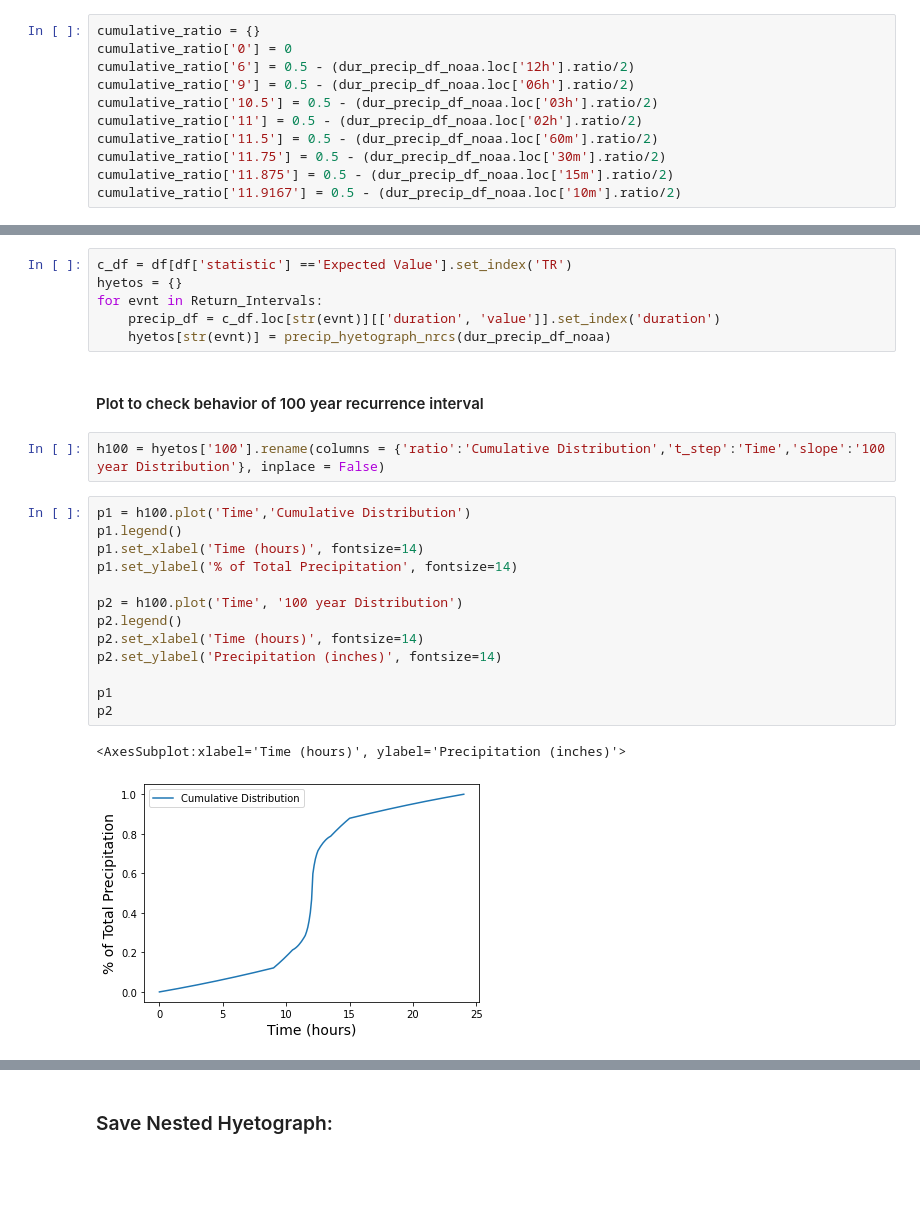
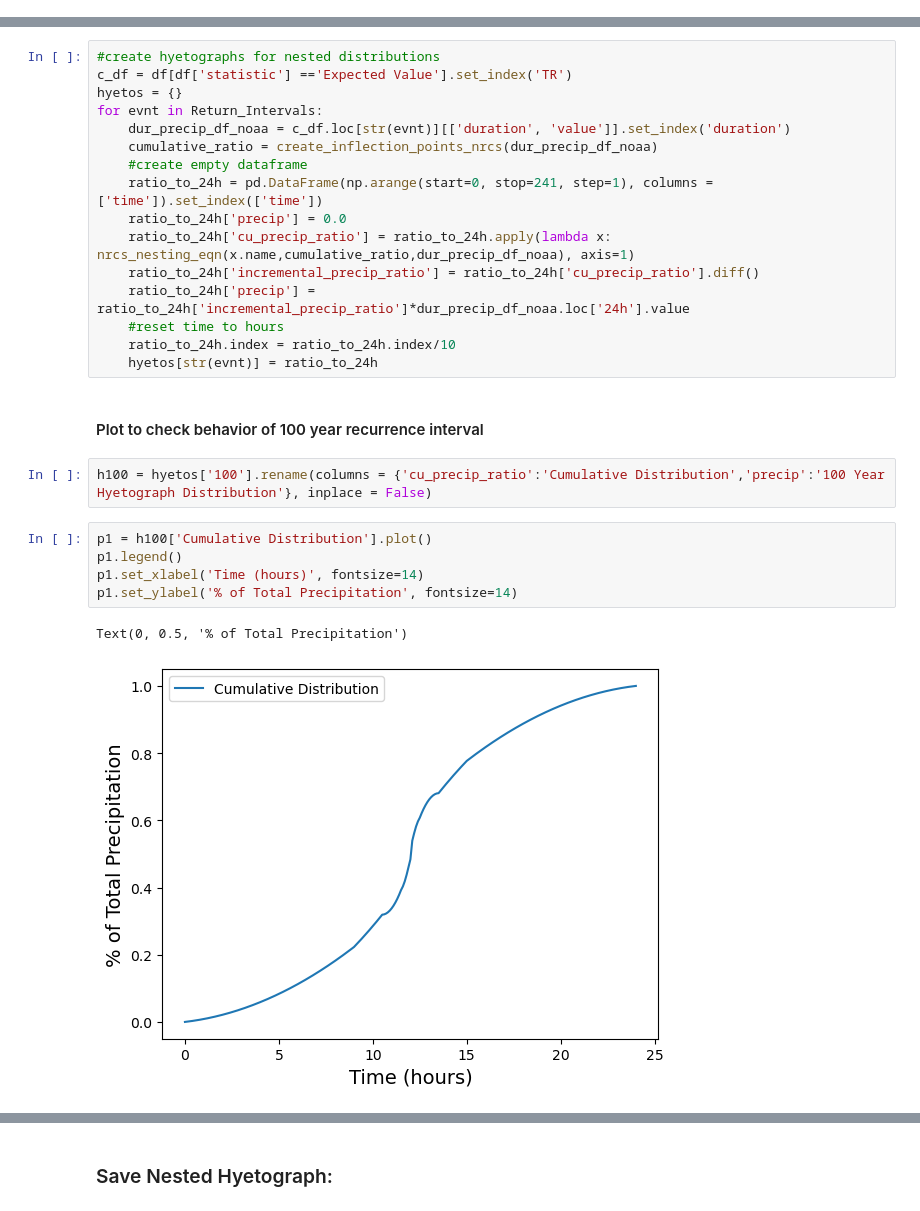
Before and after one commit to csmithnv5/hydromet, a Jupyter notebook: notebooks/PrecipTable.ipynb, the cells around one changed output, grey strips where cells are left out. Drawn from its saved outputs; the diff is of its cells as text; blank space fills up the shorter version.

Commit message:
working version of code with new nesting process

```diff
--- a/notebooks/PrecipTable.ipynb
+++ b/notebooks/PrecipTable.ipynb
@@ -229,11 +201,0 @@ dur_precip_df_noaa
-# %%
-cumulative_ratio = {}
-cumulative_ratio['0'] = 0
-cumulative_ratio['6'] = 0.5 - (dur_precip_df_noaa.loc['12h'].ratio/2)
-cumulative_ratio['9'] = 0.5 - (dur_precip_df_noaa.loc['06h'].ratio/2)
-cumulative_ratio['10.5'] = 0.5 - (dur_precip_df_noaa.loc['03h'].ratio/2)
-cumulative_ratio['11'] = 0.5 - (dur_precip_df_noaa.loc['02h'].ratio/2)
-cumulative_ratio['11.5'] = 0.5 - (dur_precip_df_noaa.loc['60m'].ratio/2)
-cumulative_ratio['11.75'] = 0.5 - (dur_precip_df_noaa.loc['30m'].ratio/2)
-cumulative_ratio['11.875'] = 0.5 - (dur_precip_df_noaa.loc['15m'].ratio/2)
-cumulative_ratio['11.9167'] = 0.5 - (dur_precip_df_noaa.loc['10m'].ratio/2)
@@ -317,26 +202,28 @@ precip_hyetograph_nrcs(precip_df)
-# %%
-c_df = df[df['statistic'] =='Expected Value'].set_index('TR')
-hyetos = {}
-for evnt in Return_Intervals:
-    precip_df = c_df.loc[str(evnt)][['duration', 'value']].set_index('duration')
-    hyetos[str(evnt)] = precip_hyetograph_nrcs(dur_precip_df_noaa)
+# %%
+#create hyetographs for nested distributions
+c_df = df[df['statistic'] =='Expected Value'].set_index('TR')
+hyetos = {}
+for evnt in Return_Intervals:
+    dur_precip_df_noaa = c_df.loc[str(evnt)][['duration', 'value']].set_index('duration')
+    cumulative_ratio = create_inflection_points_nrcs(dur_precip_df_noaa)
+    #create empty dataframe
+    ratio_to_24h = pd.DataFrame(np.arange(start=0, stop=241, step=1), columns = ['time']).set_index(['time'])
+    ratio_to_24h['precip'] = 0.0
+    ratio_to_24h['cu_precip_ratio'] = ratio_to_24h.apply(lambda x: nrcs_nesting_eqn(x.name,cumulative_ratio,dur_precip_df_noaa), axis=1)
+    ratio_to_24h['incremental_precip_ratio'] = ratio_to_24h['cu_precip_ratio'].diff()
+    ratio_to_24h['precip'] = ratio_to_24h['incremental_precip_ratio']*dur_precip_df_noaa.loc['24h'].value
+    #reset time to hours
+    ratio_to_24h.index = ratio_to_24h.index/10
+    hyetos[str(evnt)] = ratio_to_24h
 # %% [markdown]
 #### Plot to check behavior of 100 year recurrence interval
 # %%
-h100 = hyetos['100'].rename(columns = {'ratio':'Cumulative Distribution','t_step':'Time','slope':'100 year Distribution'}, inplace = False)
+h100 = hyetos['100'].rename(columns = {'cu_precip_ratio':'Cumulative Distribution','precip':'100 Year Hyetograph Distribution'}, inplace = False)
 # %%
-p1 = h100.plot('Time','Cumulative Distribution')
+p1 = h100['Cumulative Distribution'].plot()
 p1.legend()
 p1.set_xlabel('Time (hours)', fontsize=14)
 p1.set_ylabel('% of Total Precipitation', fontsize=14)
-
-p2 = h100.plot('Time', '100 year Distribution')
-p2.legend()
-p2.set_xlabel('Time (hours)', fontsize=14)
-p2.set_ylabel('Precipitation (inches)', fontsize=14)
-
-p1
-p2
 # %% [output]
-<AxesSubplot:xlabel='Time (hours)', ylabel='Precipitation (inches)'>
+Text(0, 0.5, '% of Total Precipitation')
-[figure, old version]
+[figure, new version]
```
Also changed, not shown: parts of 31 cells of this notebook, 18 other files.
